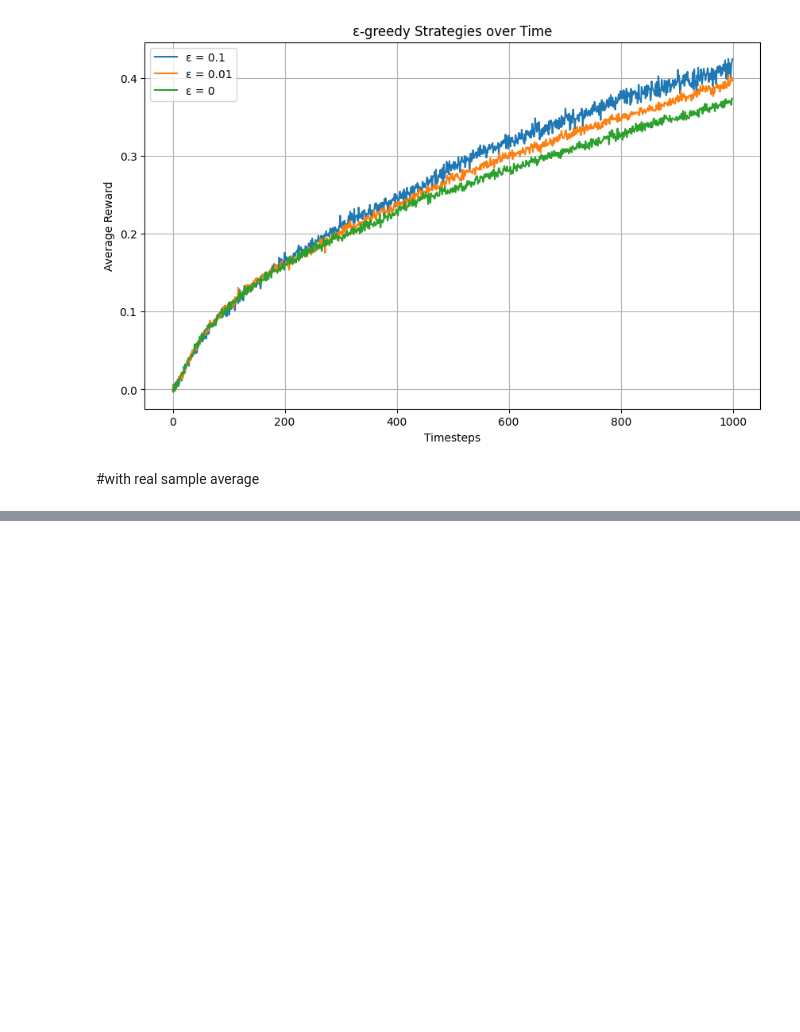
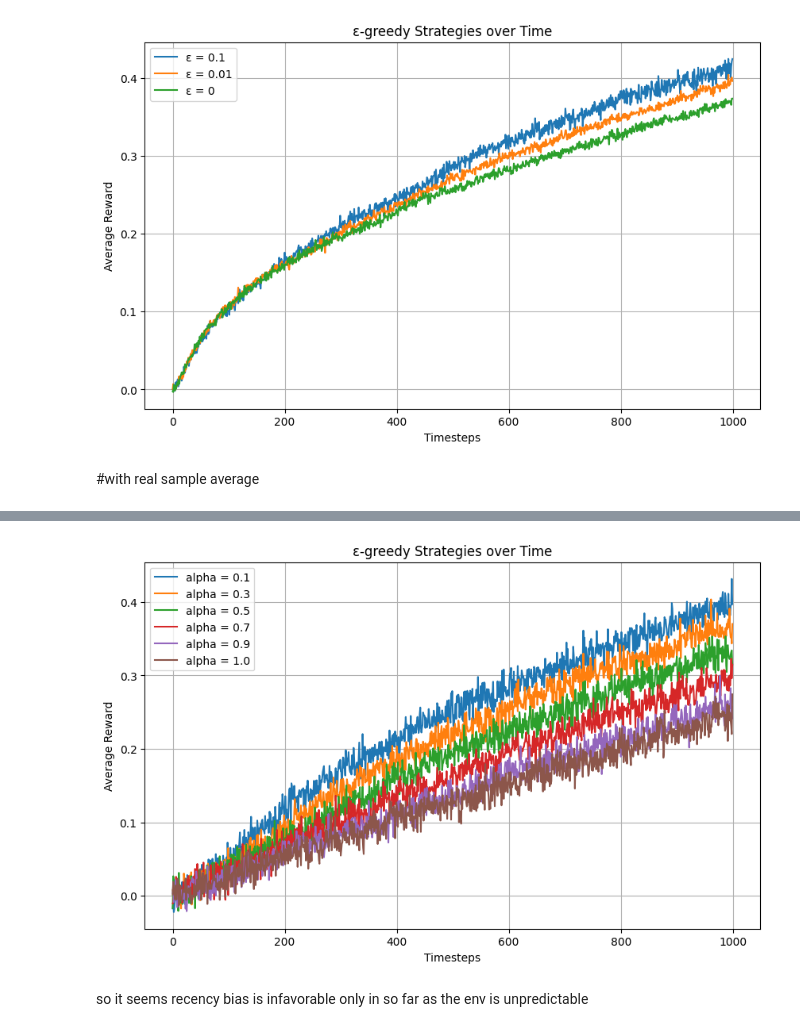
Before and after one commit to RolandBERTINJOHANNET/RL, a Jupyter notebook: k_armed_bandits.ipynb, the cells around one changed output, grey strips where cells are left out. Drawn from its saved outputs; the diff is of its cells as text; code cells hidden in the pictures; blank space fills up the shorter version.

```diff
--- a/k_armed_bandits.ipynb
+++ b/k_armed_bandits.ipynb
@@ -155,0 +201,21 @@ plot_results(all_avg_rewards)
+# %%
+def plot_results(all_avg_rewards):
+    """Plots average rewards against timesteps for each alpho value."""
+    plt.figure(figsize=(10, 6))
+
+    for alpha, avg_rewards in all_avg_rewards.items():
+        plt.plot(avg_rewards, label=f'alpha = {alpha}')
+
+    plt.xlabel('Timesteps')
+    plt.ylabel('Average Reward')
+    plt.title('ε-greedy Strategies over Time')
+    plt.legend()
+    plt.grid(True)
+    plt.show()
+# %%
+all_avg_rewards = run_multiple_experiments(num_runs=2000, alpha_values=[0.1, 0.3, 0.5, 0.7, 0.9, 1.0], num_steps=1000)
+plot_results(all_avg_rewards)
+# %% [output]
+[figure, added]
+# %% [markdown]
+so it seems recency bias is infavorable only in so far as the env is unpredictable
```
Also changed, not shown: parts of 4 cells of this notebook.
